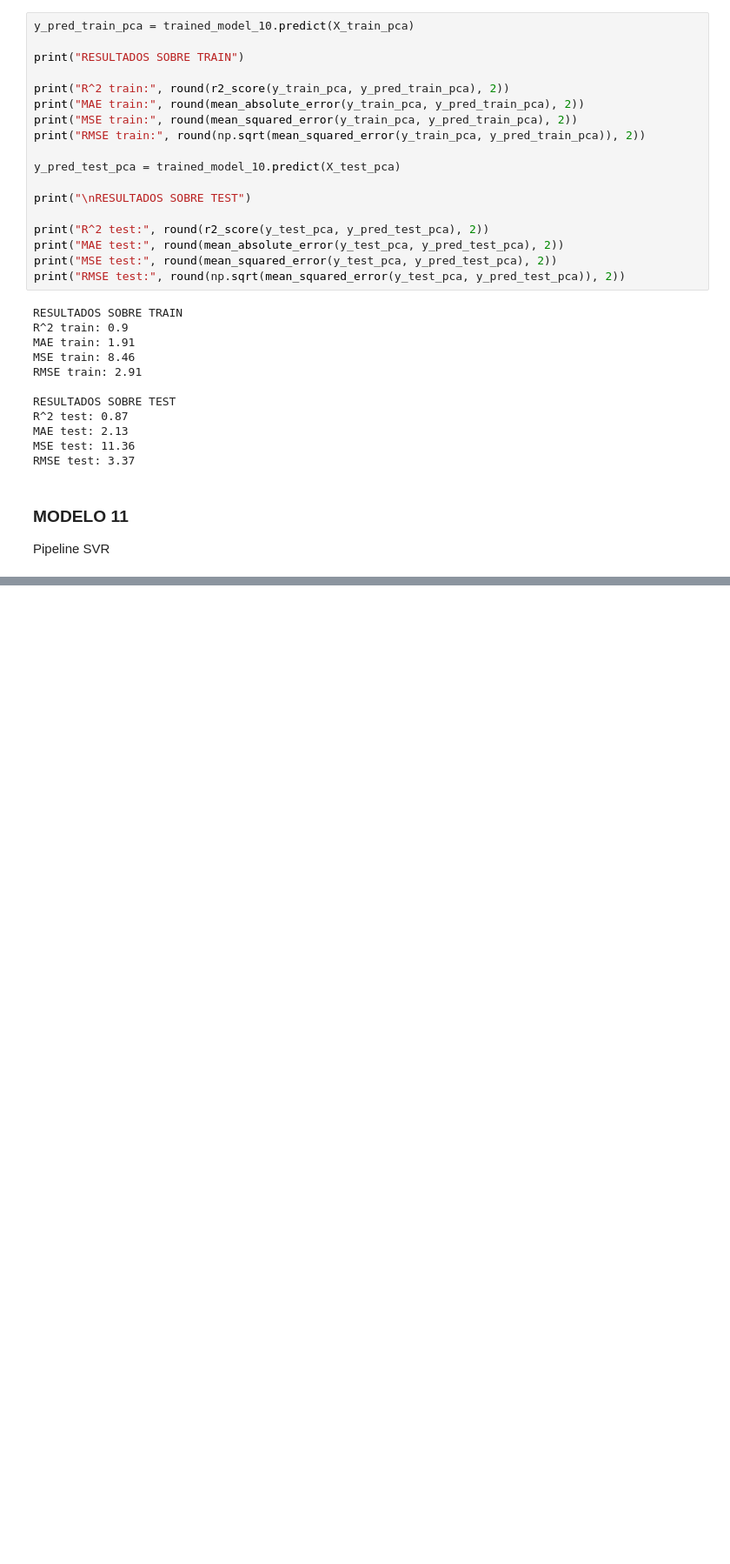
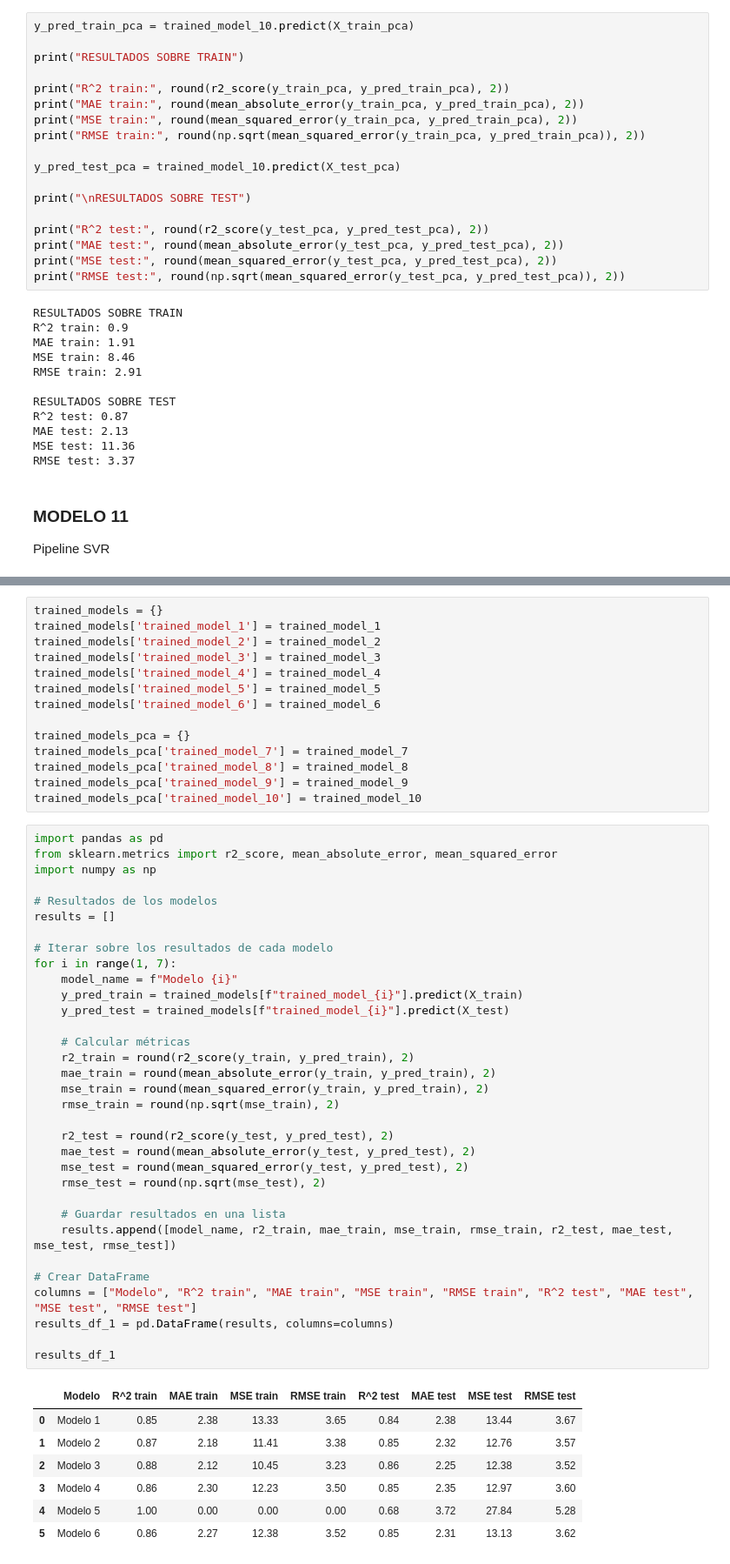
Before and after one commit to aliciamb86/ML-interstellar-travel-satisfaction, a Jupyter notebook: Interstellar Travel Customer Satisfaction Analysis/notebooks/03_Entrenamiento_Evaluacion.ipynb, the cells around one changed output, grey strips where cells are left out. Shown: that part at 87% size. Drawn from its saved outputs; the diff is of its cells as text; blank space fills up the shorter version.

```diff
--- a/Interstellar Travel Customer Satisfaction Analysis/notebooks/03_Entrenamiento_Evaluacion.ipynb
+++ b/Interstellar Travel Customer Satisfaction Analysis/notebooks/03_Entrenamiento_Evaluacion.ipynb
@@ -1149,0 +1138,55 @@ print("RMSE test:", round(np.sqrt(mean_squared_error(y_test_pca, y_pred_test_pca
+# %%
+trained_models = {}
+trained_models['trained_model_1'] = trained_model_1
+trained_models['trained_model_2'] = trained_model_2
+trained_models['trained_model_3'] = trained_model_3
+trained_models['trained_model_4'] = trained_model_4
+trained_models['trained_model_5'] = trained_model_5
+trained_models['trained_model_6'] = trained_model_6
+
+trained_models_pca = {}
+trained_models_pca['trained_model_7'] = trained_model_7
+trained_models_pca['trained_model_8'] = trained_model_8
+trained_models_pca['trained_model_9'] = trained_model_9
+trained_models_pca['trained_model_10'] = trained_model_10
+# %%
+import pandas as pd
+from sklearn.metrics import r2_score, mean_absolute_error, mean_squared_error
+import numpy as np
+
+# Resultados de los modelos
+results = []
+
+# Iterar sobre los resultados de cada modelo
+for i in range(1, 7):
+    model_name = f"Modelo {i}"
+    y_pred_train = trained_models[f"trained_model_{i}"].predict(X_train)
+    y_pred_test = trained_models[f"trained_model_{i}"].predict(X_test)
+
+    # Calcular métricas
+    r2_train = round(r2_score(y_train, y_pred_train), 2)
+    mae_train = round(mean_absolute_error(y_train, y_pred_train), 2)
+    mse_train = round(mean_squared_error(y_train, y_pred_train), 2)
+    rmse_train = round(np.sqrt(mse_train), 2)
+
+    r2_test = round(r2_score(y_test, y_pred_test), 2)
+    mae_test = round(mean_absolute_error(y_test, y_pred_test), 2)
+    mse_test = round(mean_squared_error(y_test, y_pred_test), 2)
+    rmse_test = round(np.sqrt(mse_test), 2)
+
+    # Guardar resultados en una lista
+    results.append([model_name, r2_train, mae_train, mse_train, rmse_train, r2_test, mae_test, mse_test, rmse_test])
+
+# Crear DataFrame
+columns = ["Modelo", "R^2 train", "MAE train", "MSE train", "RMSE train", "R^2 test", "MAE test", "MSE test", "RMSE test"]
+results_df_1 = pd.DataFrame(results, columns=columns)
+
+results_df_1
+# %% [output]
+|  | Modelo | R^2 train | MAE train | MSE train | RMSE train | R^2 test | MAE test | MSE test | RMSE test |
+| 0 | Modelo 1 | 0.85 | 2.38 | 13.33 | 3.65 | 0.84 | 2.38 | 13.44 | 3.67 |
+| 1 | Modelo 2 | 0.87 | 2.18 | 11.41 | 3.38 | 0.85 | 2.32 | 12.76 | 3.57 |
+| 2 | Modelo 3 | 0.88 | 2.12 | 10.45 | 3.23 | 0.86 | 2.25 | 12.38 | 3.52 |
+| 3 | Modelo 4 | 0.86 | 2.30 | 12.23 | 3.50 | 0.85 | 2.35 | 12.97 | 3.60 |
+| 4 | Modelo 5 | 1.00 | 0.00 | 0.00 | 0.00 | 0.68 | 3.72 | 27.84 | 5.28 |
+| 5 | Modelo 6 | 0.86 | 2.27 | 12.38 | 3.52 | 0.85 | 2.31 | 13.13 | 3.62 |
```
Also changed, not shown: parts of 6 cells of this notebook.
